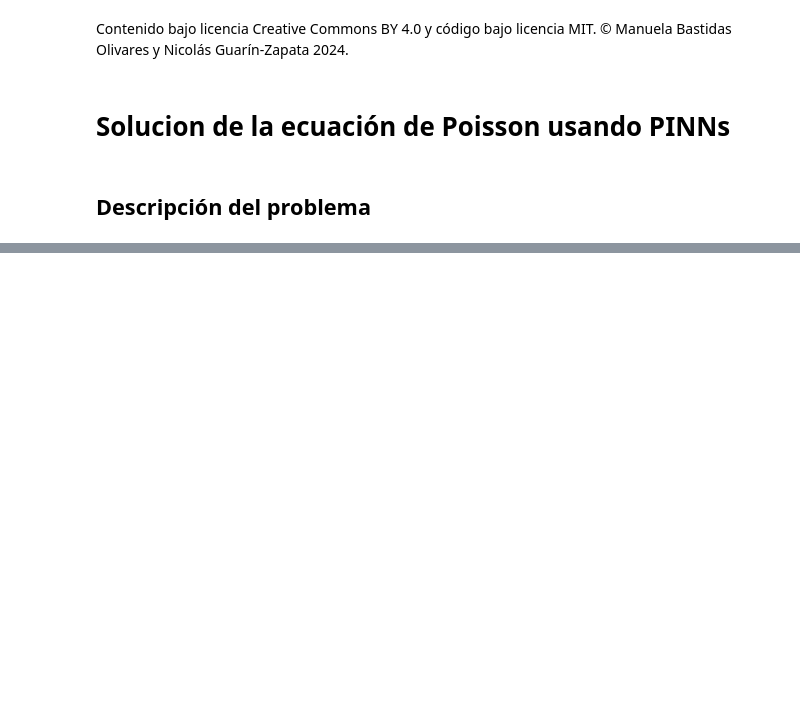
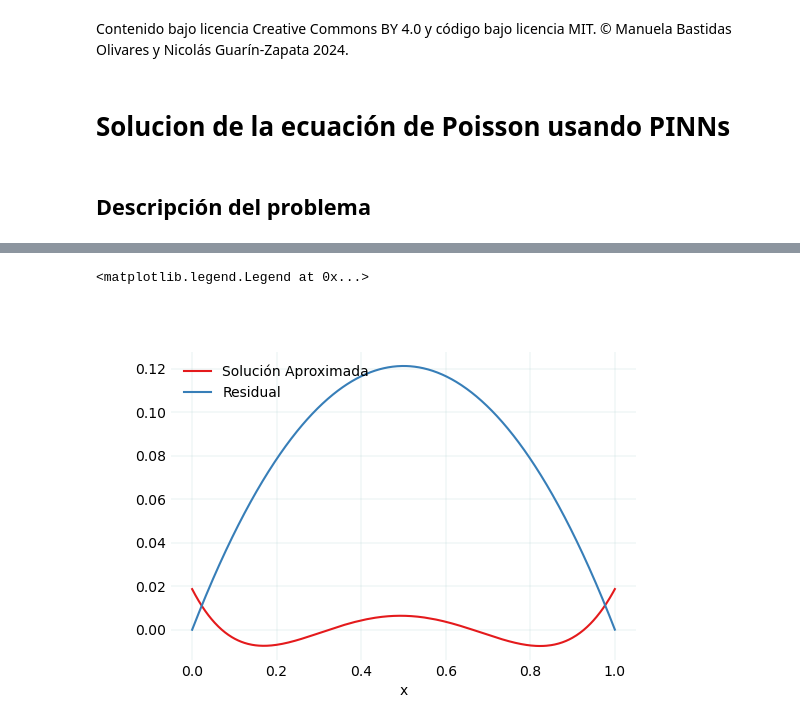
Before and after one commit to nicoguaro/pinns_mapi-3, a Jupyter notebook: notebooks/0x_nonlin_poisson_pinns.ipynb, the cells around one changed output, grey strips where cells are left out. Cells and saved outputs as stored; diff of their text form; code cells hidden in the pictures; blank space fills up the shorter version.

```diff
--- a/notebooks/0x_nonlin_poisson_pinns.ipynb
+++ b/notebooks/0x_nonlin_poisson_pinns.ipynb
@@ -109,0 +139,11 @@ plt.tight_layout()
+# %%
+res = residual(model(xlist_torch), xlist_torch, f_rhs, eps)
+fig, ax = plt.subplots()
+plt.plot(xlist, res.detach().numpy())
+plt.plot(xlist, model(xlist_torch).detach().numpy())
+plt.xlabel("x")
+plt.legend(["Solución Aproximada", "Residual"],
+           fontsize=10, loc=2)
+# %% [output]
+<matplotlib.legend.Legend at 0x...>
+[figure, added]
```
Also changed, not shown: parts of 11 cells of this notebook, 3 other files.
